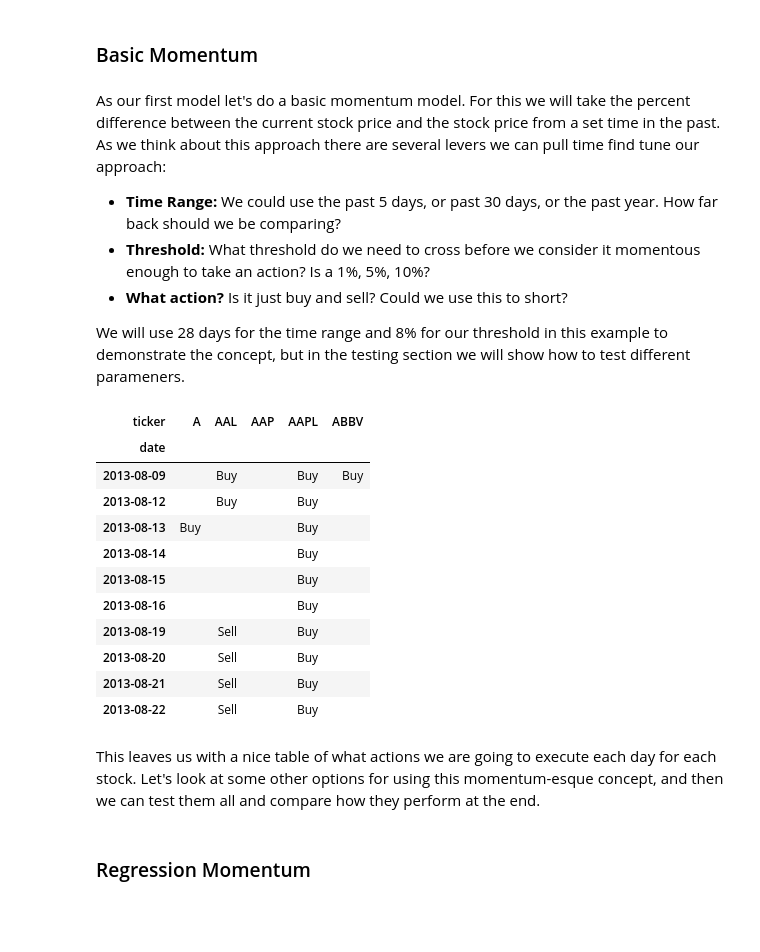
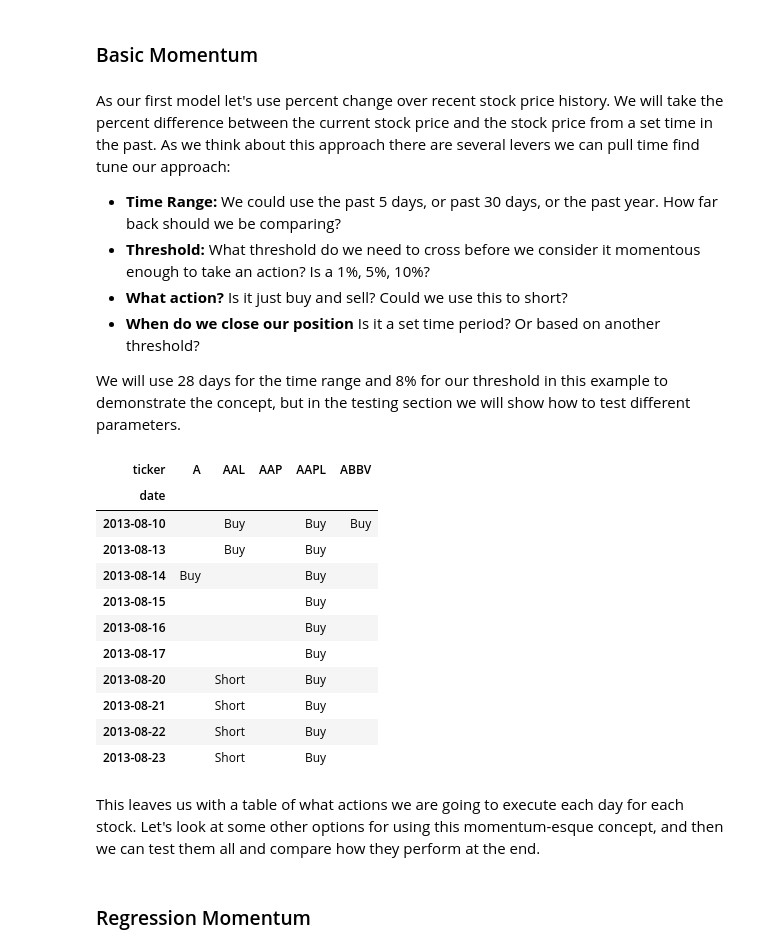
Before and after one commit to Isaac-Flath/trading, a Jupyter notebook: _sources/101_Momentum.ipynb, the cells around one changed output. Saved outputs shown, nothing was run; the diff lists cells and outputs as text; code cells hidden in the pictures; blank space fills up the shorter version.

```diff
--- a/_sources/101_Momentum.ipynb
+++ b/_sources/101_Momentum.ipynb
@@ -147,41 +164,48 @@ valid = df.loc[pd.Timestamp('2017-1-1 01:00:00'):]
 # %% [markdown]
 ### Basic Momentum
 # %% [markdown]
-As our first model let's do a basic momentum model.  For this we will take the percent difference between the current stock price and the stock price from a set time in the past.  As we think about this approach there are several levers we can pull time find tune our approach:
+As our first model let's use percent change over recent stock price history.  We will take the percent difference between the current stock price and the stock price from a set time in the past.  As we think about this approach there are several levers we can pull time find tune our approach:
 + **Time Range:** We could use the past 5 days, or past 30 days, or the past year.  How far back should we be comparing?
 + **Threshold:** What threshold do we need to cross before we consider it momentous enough to take an action?  Is a 1%, 5%, 10%?
 + **What action?**  Is it just buy and sell?  Could we use this to short?
++ **When do we close our position**  Is it a set time period?  Or based on another threshold?
 
-
-We will use 28 days for the time range and 8% for our threshold in this example to demonstrate the concept, but in the testing section we will show how to test different parameners.
+We will use 28 days for the time range and 8% for our threshold in this example to demonstrate the concept, but in the testing section we will show how to test different parameters.
 # %%
 def get_momentum_actions(df, n_periods,threshold):
     _x = df.shift(n_periods)
+
+    # Calculate percent change
     momentum_rate = df.apply(lambda x: (x-x.shift(n_periods))/x.shift(n_periods))[n_periods:]
 
-    actions = pd.DataFrame(np.where(momentum_rate < -threshold, 'Sell',
+    # Select Action Based on Threshold
+    actions = pd.DataFrame(np.where(momentum_rate < -threshold, 'Short',
                            np.where(momentum_rate > threshold,  'Buy',
                                                                  '')),
                    columns=momentum_rate.columns,index=momentum_rate.index)
+
+    # Because we use close price, we can't make the trade action until the following day
+    actions.index = actions.index + timedelta(1)
+
     return actions
 # %%
-actions = get_momentum_actions(train,n_periods=28,threshold=0.08)
-actions.head(10).iloc[:,:5]
+actions = get_momentum_actions(train.iloc[:,:5],n_periods=28,threshold=0.08)
+actions.head(10)
 # %% [output]
 | ticker | A | AAL | AAP | AAPL | ABBV |
 | date |  |  |  |  |  |
-| 2013-08-09 |  | Buy |  | Buy | Buy |
-| 2013-08-12 |  | Buy |  | Buy |  |
-| 2013-08-13 | Buy |  |  | Buy |  |
-| 2013-08-14 |  |  |  | Buy |  |
+| 2013-08-10 |  | Buy |  | Buy | Buy |
+| 2013-08-13 |  | Buy |  | Buy |  |
+| 2013-08-14 | Buy |  |  | Buy |  |
 | 2013-08-15 |  |  |  | Buy |  |
 | 2013-08-16 |  |  |  | Buy |  |
-| 2013-08-19 |  | Sell |  | Buy |  |
-| 2013-08-20 |  | Sell |  | Buy |  |
-| 2013-08-21 |  | Sell |  | Buy |  |
-| 2013-08-22 |  | Sell |  | Buy |  |
+| 2013-08-17 |  |  |  | Buy |  |
+| 2013-08-20 |  | Short |  | Buy |  |
+| 2013-08-21 |  | Short |  | Buy |  |
+| 2013-08-22 |  | Short |  | Buy |  |
+| 2013-08-23 |  | Short |  | Buy |  |
 # %% [markdown]
-This leaves us with a nice table of what actions we are going to execute each day for each stock.  Let's look at some other options for using this momentum-esque concept, and then we can test them all and compare how they perform at the end.
+This leaves us with a table of what actions we are going to execute each day for each stock.  Let's look at some other options for using this momentum-esque concept, and then we can test them all and compare how they perform at the end.
 # %% [markdown]
 ### Regression Momentum
 # %% [markdown]
```
Also changed, not shown: parts of 33 cells of this notebook, 6 other files.
